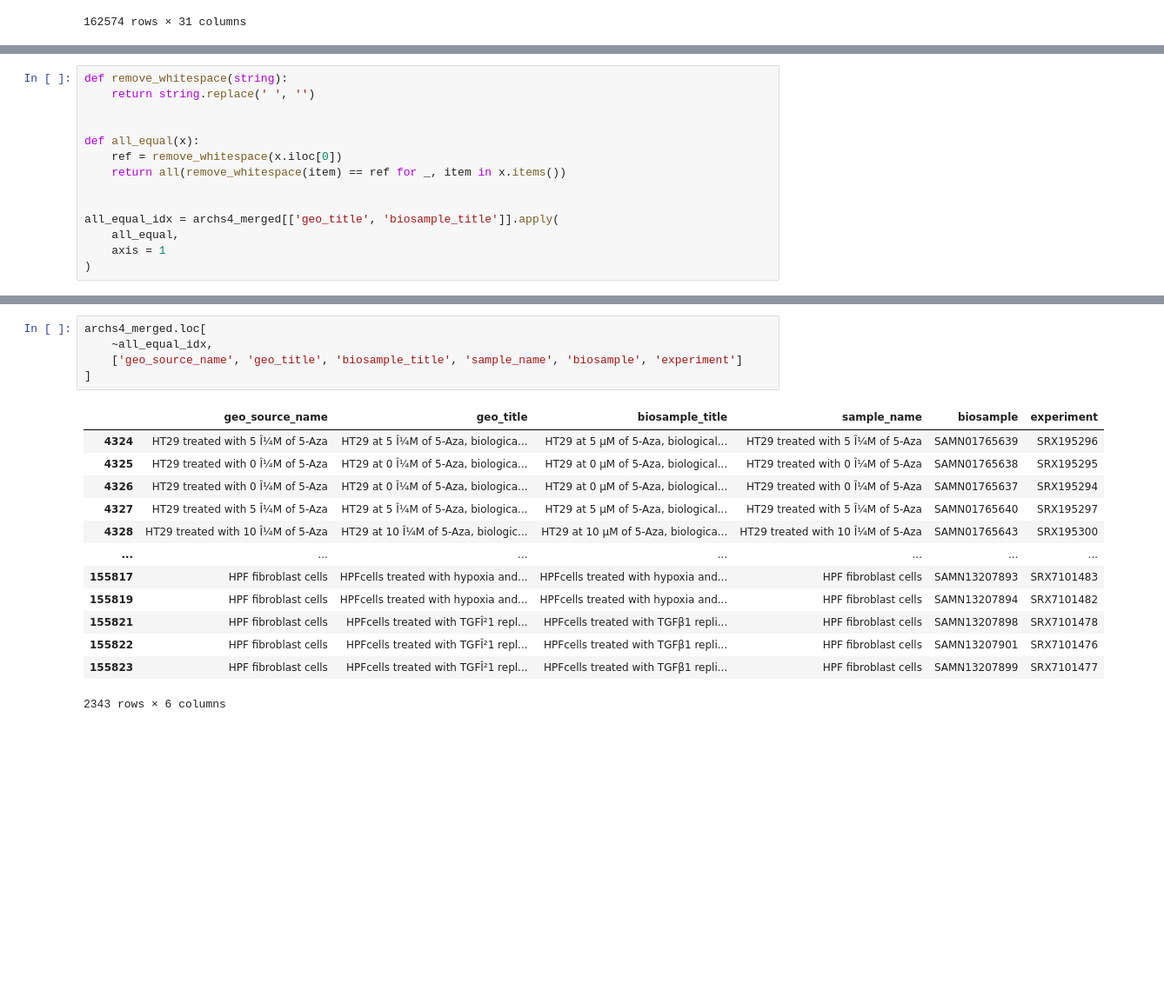
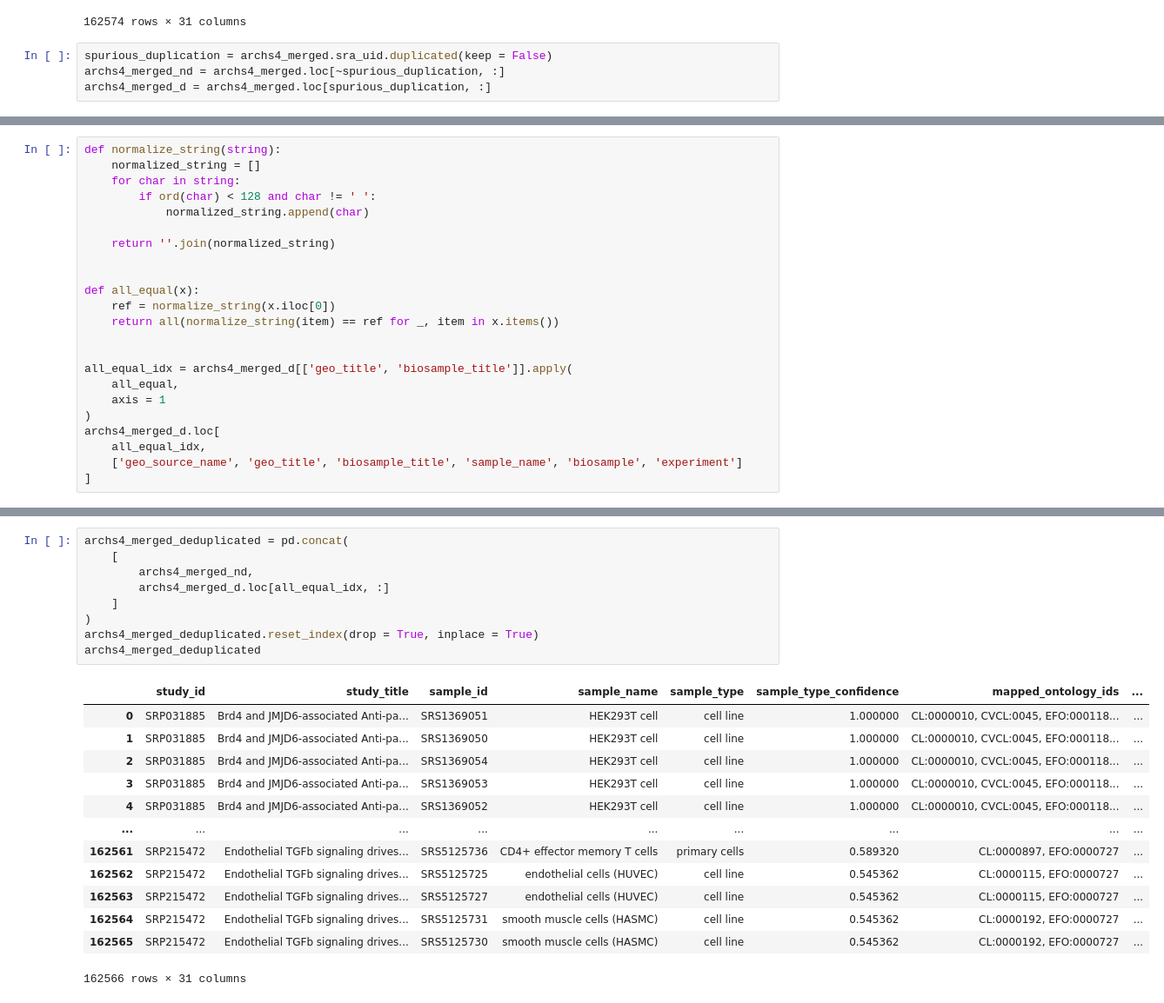
Before and after one commit to epigen/CellWhisperer, a Jupyter notebook: src/datasets/archs4/extract_archs4_data.ipynb, the cells around one changed output, grey strips where cells are left out. Shown: that part at 87% size. Drawn from its saved outputs; the diff is of its cells as text; blank space fills up the shorter version.

```diff
--- a/src/datasets/archs4/extract_archs4_data.ipynb
+++ b/src/datasets/archs4/extract_archs4_data.ipynb
@@ -218,3 +218,7 @@ archs4_merged
 | 162572 | SRP015668 | aSyn polyA-RNAseq in PD and unaff... | SRS361732 | Brain cortex | tissue | 0.945379 | DOID:14330, EFO:0002508, EFO:0003... | ... |
 | 162573 | SRP015668 | aSyn polyA-RNAseq in PD and unaff... | SRS361737 | Brain cortex | tissue | 0.945379 | DOID:14330, EFO:0002508, EFO:0003... | ... |
 162574 rows × 31 columns
+# %%
+spurious_duplication = archs4_merged.sra_uid.duplicated(keep = False)
+archs4_merged_nd = archs4_merged.loc[~spurious_duplication, :]
+archs4_merged_d = archs4_merged.loc[spurious_duplication, :]
@@ -221,14 +244,23 @@ archs4_merged
 # %%
-def remove_whitespace(string):
-    return string.replace(' ', '')
+def normalize_string(string):
+    normalized_string = []
+    for char in string:
+        if ord(char) < 128 and char != ' ':
+            normalized_string.append(char)
+
+    return ''.join(normalized_string)
 
 
 def all_equal(x):
-    ref = remove_whitespace(x.iloc[0])
-    return all(remove_whitespace(item) == ref for _, item in x.items())
+    ref = normalize_string(x.iloc[0])
+    return all(normalize_string(item) == ref for _, item in x.items())
 
 
-all_equal_idx = archs4_merged[['geo_title', 'biosample_title']].apply(
+all_equal_idx = archs4_merged_d[['geo_title', 'biosample_title']].apply(
     all_equal,
     axis = 1
 )
+archs4_merged_d.loc[
+    all_equal_idx,
+    ['geo_source_name', 'geo_title', 'biosample_title', 'sample_name', 'biosample', 'experiment']
+]
@@ -235,22 +277,26 @@ all_equal_idx = archs4_merged[['geo_title', 'biosample_title']].apply(
 # %%
-archs4_merged.loc[
-    ~all_equal_idx,
-    ['geo_source_name', 'geo_title', 'biosample_title', 'sample_name', 'biosample', 'experiment']
-]
+archs4_merged_deduplicated = pd.concat(
+    [
+        archs4_merged_nd,
+        archs4_merged_d.loc[all_equal_idx, :]
+    ]
+)
+archs4_merged_deduplicated.reset_index(drop = True, inplace = True)
+archs4_merged_deduplicated
 # %% [output]
-|  | geo_source_name | geo_title | biosample_title | sample_name | biosample | experiment |
-| 4324 | HT29 treated with 5 Î¼M of 5-Aza | HT29 at 5 Î¼M of 5-Aza, biologica... | HT29 at 5 μM of 5-Aza, biological... | HT29 treated with 5 Î¼M of 5-Aza | SAMN01765639 | SRX195296 |
-| 4325 | HT29 treated with 0 Î¼M of 5-Aza | HT29 at 0 Î¼M of 5-Aza, biologica... | HT29 at 0 μM of 5-Aza, biological... | HT29 treated with 0 Î¼M of 5-Aza | SAMN01765638 | SRX195295 |
-| 4326 | HT29 treated with 0 Î¼M of 5-Aza | HT29 at 0 Î¼M of 5-Aza, biologica... | HT29 at 0 μM of 5-Aza, biological... | HT29 treated with 0 Î¼M of 5-Aza | SAMN01765637 | SRX195294 |
-| 4327 | HT29 treated with 5 Î¼M of 5-Aza | HT29 at 5 Î¼M of 5-Aza, biologica... | HT29 at 5 μM of 5-Aza, biological... | HT29 treated with 5 Î¼M of 5-Aza | SAMN01765640 | SRX195297 |
-| 4328 | HT29 treated with 10 Î¼M of 5-Aza | HT29 at 10 Î¼M of 5-Aza, biologic... | HT29 at 10 μM of 5-Aza, biologica... | HT29 treated with 10 Î¼M of 5-Aza | SAMN01765643 | SRX195300 |
-| ... | ... | ... | ... | ... | ... | ... |
-| 155817 | HPF fibroblast cells | HPFcells treated with hypoxia and... | HPFcells treated with hypoxia and... | HPF fibroblast cells | SAMN13207893 | SRX7101483 |
-| 155819 | HPF fibroblast cells | HPFcells treated with hypoxia and... | HPFcells treated with hypoxia and... | HPF fibroblast cells | SAMN13207894 | SRX7101482 |
-| 155821 | HPF fibroblast cells | HPFcells treated with TGFÎ²1 repl... | HPFcells treated with TGFβ1 repli... | HPF fibroblast cells | SAMN13207898 | SRX7101478 |
-| 155822 | HPF fibroblast cells | HPFcells treated with TGFÎ²1 repl... | HPFcells treated with TGFβ1 repli... | HPF fibroblast cells | SAMN13207901 | SRX7101476 |
-| 155823 | HPF fibroblast cells | HPFcells treated with TGFÎ²1 repl... | HPFcells treated with TGFβ1 repli... | HPF fibroblast cells | SAMN13207899 | SRX7101477 |
+|  | study_id | study_title | sample_id | sample_name | sample_type | sample_type_confidence | mapped_ontology_ids | ... |
+| 0 | SRP031885 | Brd4 and JMJD6-associated Anti-pa... | SRS1369051 | HEK293T cell | cell line | 1.000000 | CL:0000010, CVCL:0045, EFO:000118... | ... |
+| 1 | SRP031885 | Brd4 and JMJD6-associated Anti-pa... | SRS1369050 | HEK293T cell | cell line | 1.000000 | CL:0000010, CVCL:0045, EFO:000118... | ... |
+| 2 | SRP031885 | Brd4 and JMJD6-associated Anti-pa... | SRS1369054 | HEK293T cell | cell line | 1.000000 | CL:0000010, CVCL:0045, EFO:000118... | ... |
+| 3 | SRP031885 | Brd4 and JMJD6-associated Anti-pa... | SRS1369053 | HEK293T cell | cell line | 1.000000 | CL:0000010, CVCL:0045, EFO:000118... | ... |
+| 4 | SRP031885 | Brd4 and JMJD6-associated Anti-pa... | SRS1369052 | HEK293T cell | cell line | 1.000000 | CL:0000010, CVCL:0045, EFO:000118... | ... |
+| ... | ... | ... | ... | ... | ... | ... | ... | ... |
+| 162561 | SRP215472 | Endothelial TGFb signaling drives... | SRS5125736 | CD4+ effector memory T cells | primary cells | 0.589320 | CL:0000897, EFO:0000727 | ... |
+| 162562 | SRP215472 | Endothelial TGFb signaling drives... | SRS5125725 | endothelial cells (HUVEC) | cell line | 0.545362 | CL:0000115, EFO:0000727 | ... |
+| 162563 | SRP215472 | Endothelial TGFb signaling drives... | SRS5125727 | endothelial cells (HUVEC) | cell line | 0.545362 | CL:0000115, EFO:0000727 | ... |
+| 162564 | SRP215472 | Endothelial TGFb signaling drives... | SRS5125731 | smooth muscle cells (HASMC) | cell line | 0.545362 | CL:0000192, EFO:0000727 | ... |
+| 162565 | SRP215472 | Endothelial TGFb signaling drives... | SRS5125730 | smooth muscle cells (HASMC) | cell line | 0.545362 | CL:0000192, EFO:0000727 | ... |
-2343 rows × 6 columns
+162566 rows × 31 columns
 # %%
 from metadatamapping import archs4
 
```
Also changed, not shown: parts of 7 cells of this notebook, 12 other files.
